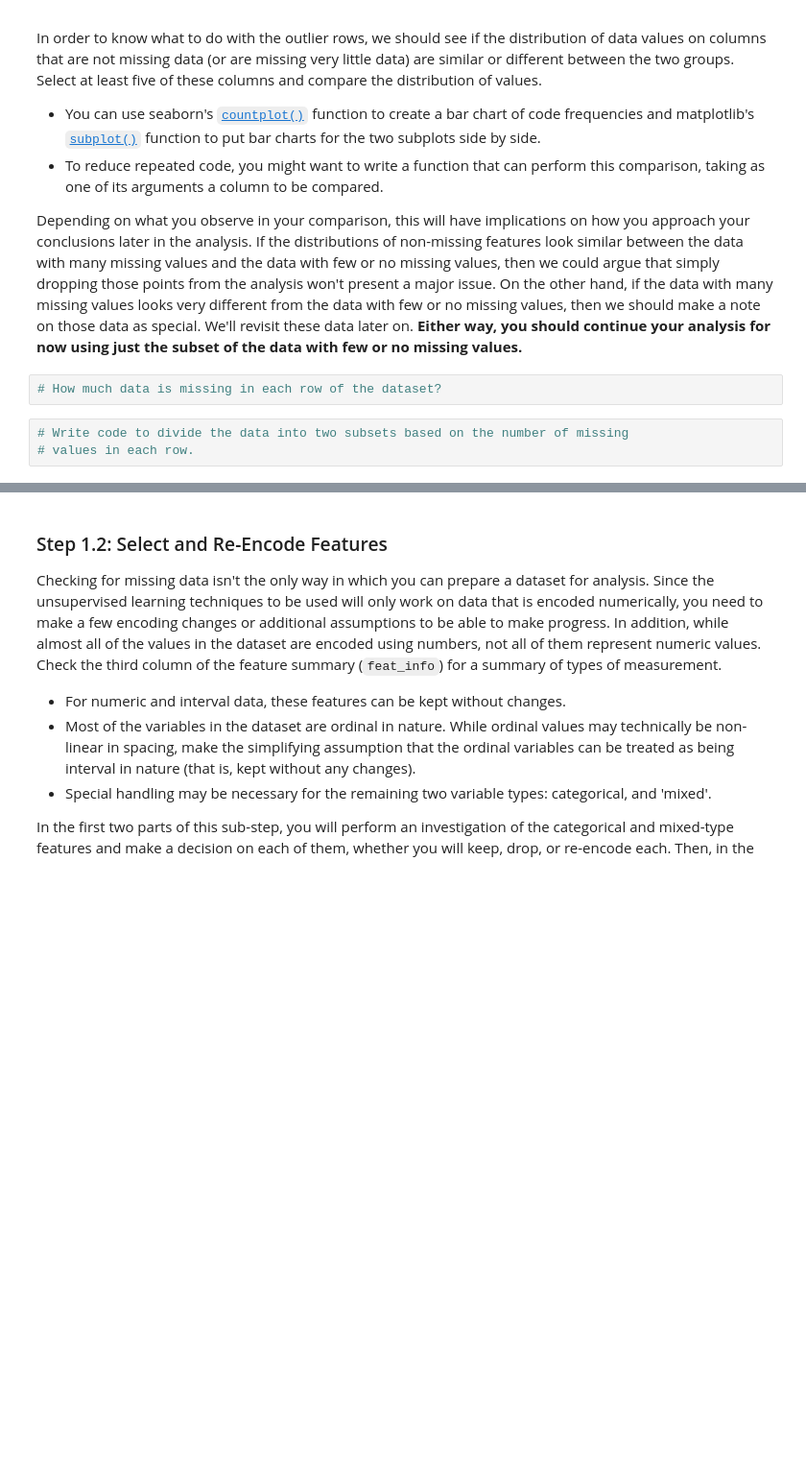
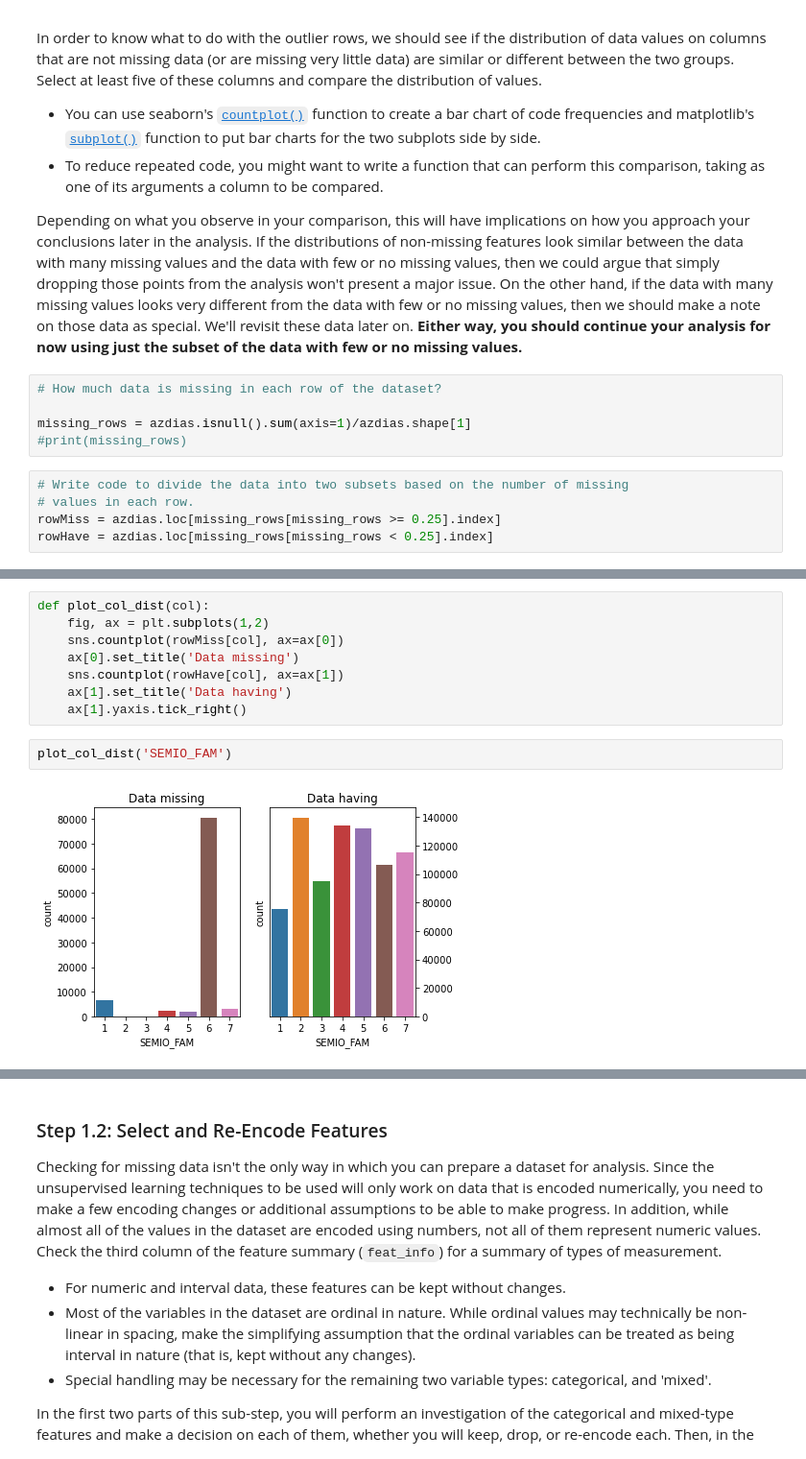
Before and after one commit to sinthaswe/identify-cust-segments, a Jupyter notebook: Identify_Customer_Segments.ipynb, the cells around one changed output, grey strips where cells are left out. Shown at 96% size. Saved outputs shown, nothing was run; the diff lists cells and outputs as text; blank space fills up the shorter version.

```diff
--- a/Identify_Customer_Segments.ipynb
+++ b/Identify_Customer_Segments.ipynb
@@ -355,9 +355,14 @@ In order to know what to do with the outlier rows, we should see if the distribu
 Depending on what you observe in your comparison, this will have implications on how you approach your conclusions later in the analysis. If the distributions of non-missing features look similar between the data with many missing values and the data with few or no missing values, then we could argue that simply dropping those points from the analysis won't present a major issue. On the other hand, if the data with many missing values looks very different from the data with few or no missing values, then we should make a note on those data as special. We'll revisit these data later on. **Either way, you should continue your analysis for now using just the subset of the data with few or no missing values.**
 # %%
 # How much data is missing in each row of the dataset?
+
+missing_rows = azdias.isnull().sum(axis=1)/azdias.shape[1]
+#print(missing_rows)
 # %%
 # Write code to divide the data into two subsets based on the number of missing
 # values in each row.
+rowMiss = azdias.loc[missing_rows[missing_rows >= 0.25].index]
+rowHave = azdias.loc[missing_rows[missing_rows < 0.25].index]
 # %%
 # Compare the distribution of values for at least five columns where there are
 # no or few missing values, between the two subsets.
@@ -367,0 +391,12 @@ Depending on what you observe in your comparison, this will have implications on
+# %%
+def plot_col_dist(col):
+    fig, ax = plt.subplots(1,2)
+    sns.countplot(rowMiss[col], ax=ax[0])
+    ax[0].set_title('Data missing')
+    sns.countplot(rowHave[col], ax=ax[1])
+    ax[1].set_title('Data having')
+    ax[1].yaxis.tick_right()
+# %%
+plot_col_dist('SEMIO_FAM')
+# %% [output]
+[figure, added]
```
Also changed, not shown: parts of 37 cells of this notebook.
